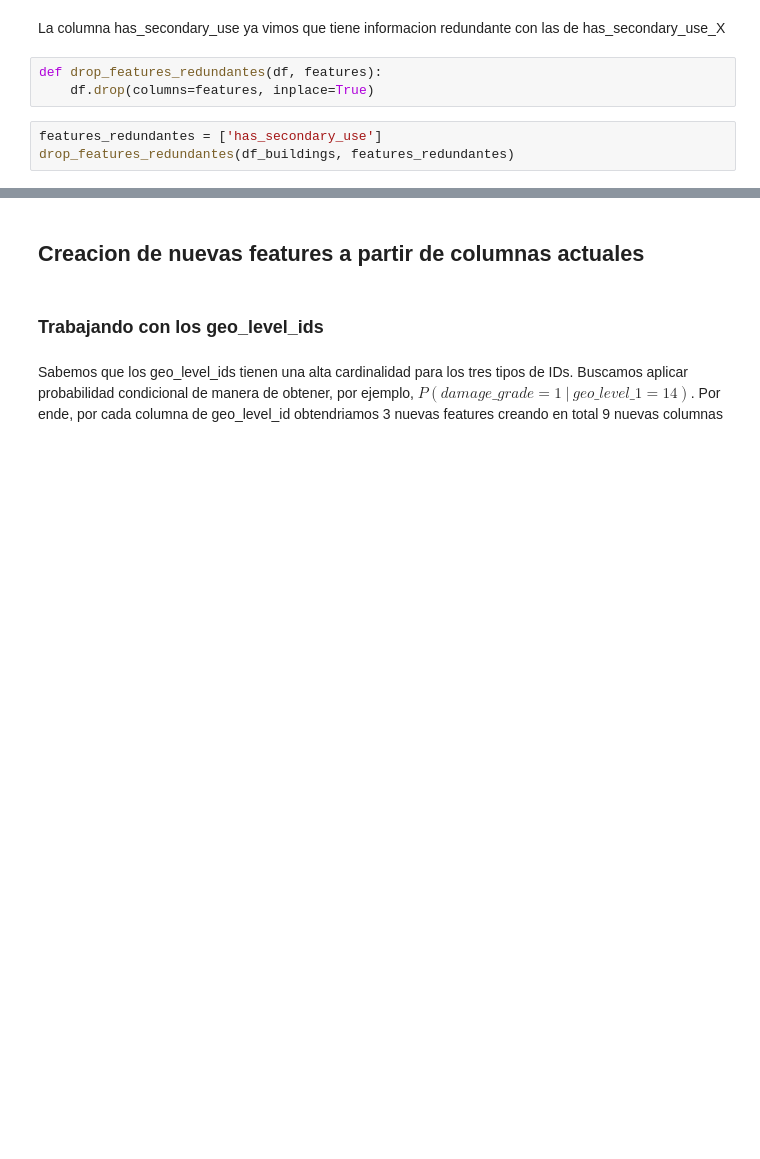
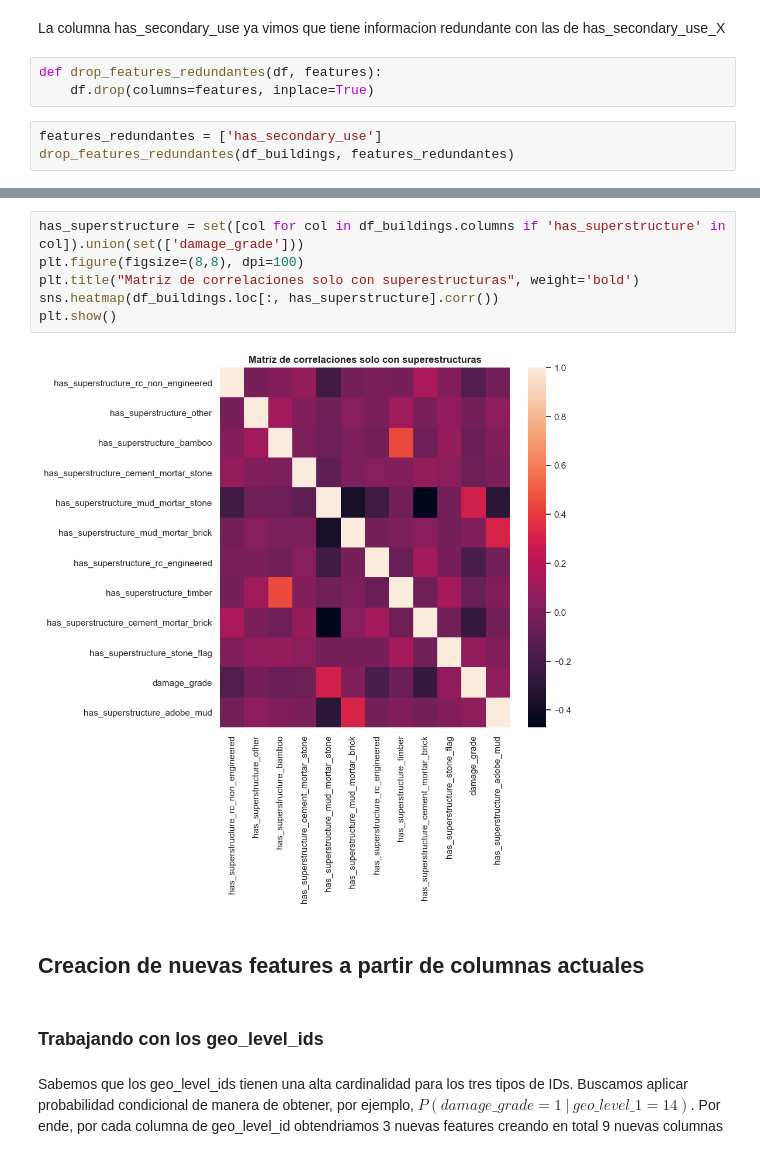
Before and after one commit to FacuMastri/richters-predictor-earthquake, a Jupyter notebook: tp2/feature-engineering.ipynb, the cells around one changed output, grey strips where cells are left out. Cells and saved outputs as stored; diff of their text form; blank space fills up the shorter version.

```diff
--- a/tp2/feature-engineering.ipynb
+++ b/tp2/feature-engineering.ipynb
@@ -102,3 +126,11 @@ drop_features_redundantes(df_buildings, features_redundantes)
+# %%
+has_superstructure = set([col for col in df_buildings.columns if 'has_superstructure' in col]).union(set(['damage_grade']))
+plt.figure(figsize=(8,8), dpi=100)
+plt.title("Matriz de correlaciones solo con superestructuras", weight='bold')
+sns.heatmap(df_buildings.loc[:, has_superstructure].corr())
+plt.show()
+# %% [output]
+[figure, added]
 # %% [markdown]
 ## Creacion de nuevas features a partir de columnas actuales
 # %% [markdown]
```
Also changed, not shown: parts of 10 cells of this notebook, 1 other file.
